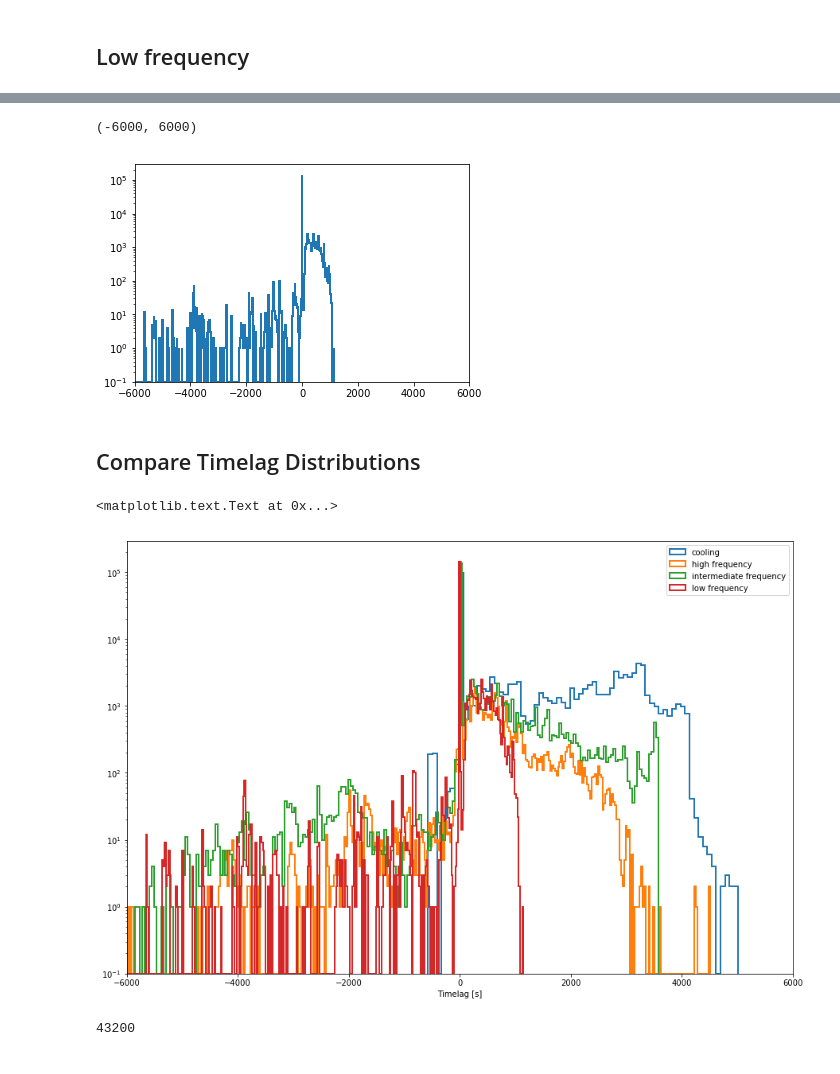
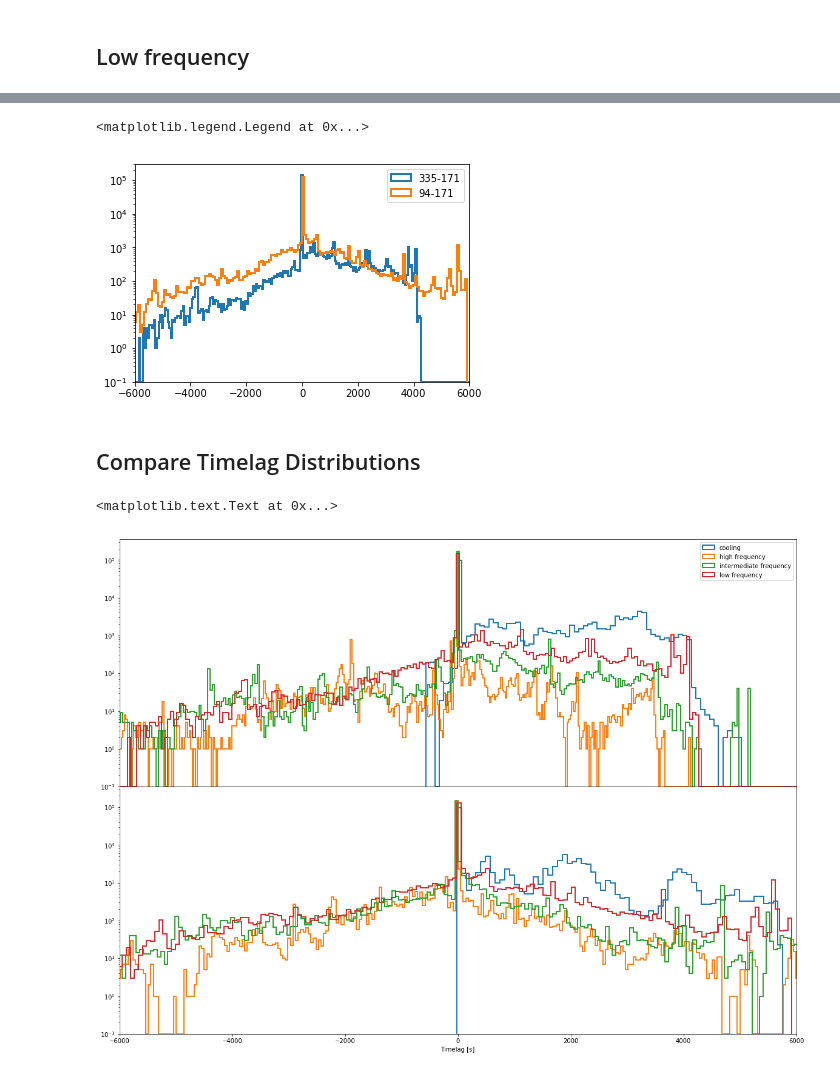
Before and after one commit to wtbarnes/systematic_ar_study, a Jupyter notebook: notebooksv2/timelag_analysisV2.ipynb, the cells around one changed output, grey strips where cells are left out. Cells and saved outputs as stored; diff of their text form; code cells hidden in the pictures.

```diff
--- a/notebooksv2/timelag_analysisV2.ipynb
+++ b/notebooksv2/timelag_analysisV2.ipynb
@@ -259,2 +248,6 @@ delay_map_if = GenericMap(np.where(max_cor_if<1,0.,max_delays_if),tmp.meta.copy(
+# %%
+delay_map_if_335_171,correlation_map_if_335_171 = make_timelag_map(map_cubes_if,'335','171',tmp.meta)
+# %%
+delay_map_if_94_171,correlation_map_if_94_171 = make_timelag_map(map_cubes_if,'94','171',tmp.meta)
 # %%
 fig = plt.figure(figsize=(10,10))
@@ -316,2 +298,6 @@ delay_map_lf = GenericMap(np.where(max_cor_lf<1,0.,max_delays_lf),tmp.meta.copy(
+# %%
+delay_map_lf_335_171,correlation_map_lf_335_171 = make_timelag_map(map_cubes_lf,'335','171',tmp.meta)
+# %%
+delay_map_lf_94_171,correlation_map_lf_94_171 = make_timelag_map(map_cubes_lf,'94','171',tmp.meta)
 # %%
 fig = plt.figure(figsize=(10,10))
@@ -324,31 +318,31 @@ plt.colorbar()
 # %%
-plt.hist(delay_map_lf.data.flatten(),log=True,bins='scott',histtype='step',lw=2);
+plt.hist(delay_map_lf_335_171.data.flatten(),log=True,bins='scott',histtype='step',lw=2,label=r'335-171');
+plt.hist(delay_map_lf_94_171.data.flatten(),log=True,bins='scott',histtype='step',lw=2,label=r'94-171');
 plt.xlim([-6000,6000])
+plt.legend()
 # %% [output]
-(-6000, 6000)
+<matplotlib.legend.Legend at 0x...>
-[figure, old version]
+[figure, new version]
 # %% [markdown]
 ## Compare Timelag Distributions
 # %%
-fig = plt.figure(figsize=(15,10))
-ax = fig.gca()
+fig,ax = plt.subplots(2,1,figsize=(20,15),sharex=True,sharey=True)
+plt.subplots_adjust(hspace=0.)
 params = {'log':True,'bins':'scott','histtype':'step','lw':2,'normed':False}
-# cooling
-ax.hist(delay_map_cooling.data.flatten(),label='cooling',**params)
-# high frequency
-ax.hist(delay_map_hf.data.flatten(),label='high frequency',**params)
-# intermediate frequency
-ax.hist(delay_map_if.data.flatten(),label='intermediate frequency',**params)
-# low frequency
-ax.hist(delay_map_lf.data.flatten(),label='low frequency',**params)
+# 335-171
+ax[0].hist(delay_map_cooling.data.flatten(),label='cooling',**params)
+ax[0].hist(delay_map_hf_335_171.data.flatten(),label='high frequency',**params)
+ax[0].hist(delay_map_if_335_171.data.flatten(),label='intermediate frequency',**params)
+ax[0].hist(delay_map_lf_335_171.data.flatten(),label='low frequency',**params)
+# 94-171
+ax[1].hist(delay_map_cooling_94_171.data.flatten(),label='cooling',**params)
+ax[1].hist(delay_map_hf_94_171.data.flatten(),label='high frequency',**params)
+ax[1].hist(delay_map_if_94_171.data.flatten(),label='intermediate frequency',**params)
+ax[1].hist(delay_map_lf_94_171.data.flatten(),label='low frequency',**params)
 # labels
-ax.set_xlim([-6000,6000])
-ax.legend(loc='best')
-ax.set_xlabel(r'Timelag [s]')
+ax[0].set_xlim([-6000,6000])
+ax[0].legend(loc='best')
+ax[1].set_xlabel(r'Timelag [s]')
 # %% [output]
 <matplotlib.text.Text at 0x...>
-[figure, old version]
+[figure, new version]
-# %%
-12*3600
-# %% [output]
-43200
```
Also changed, not shown: parts of 44 cells of this notebook, 5 other files.
